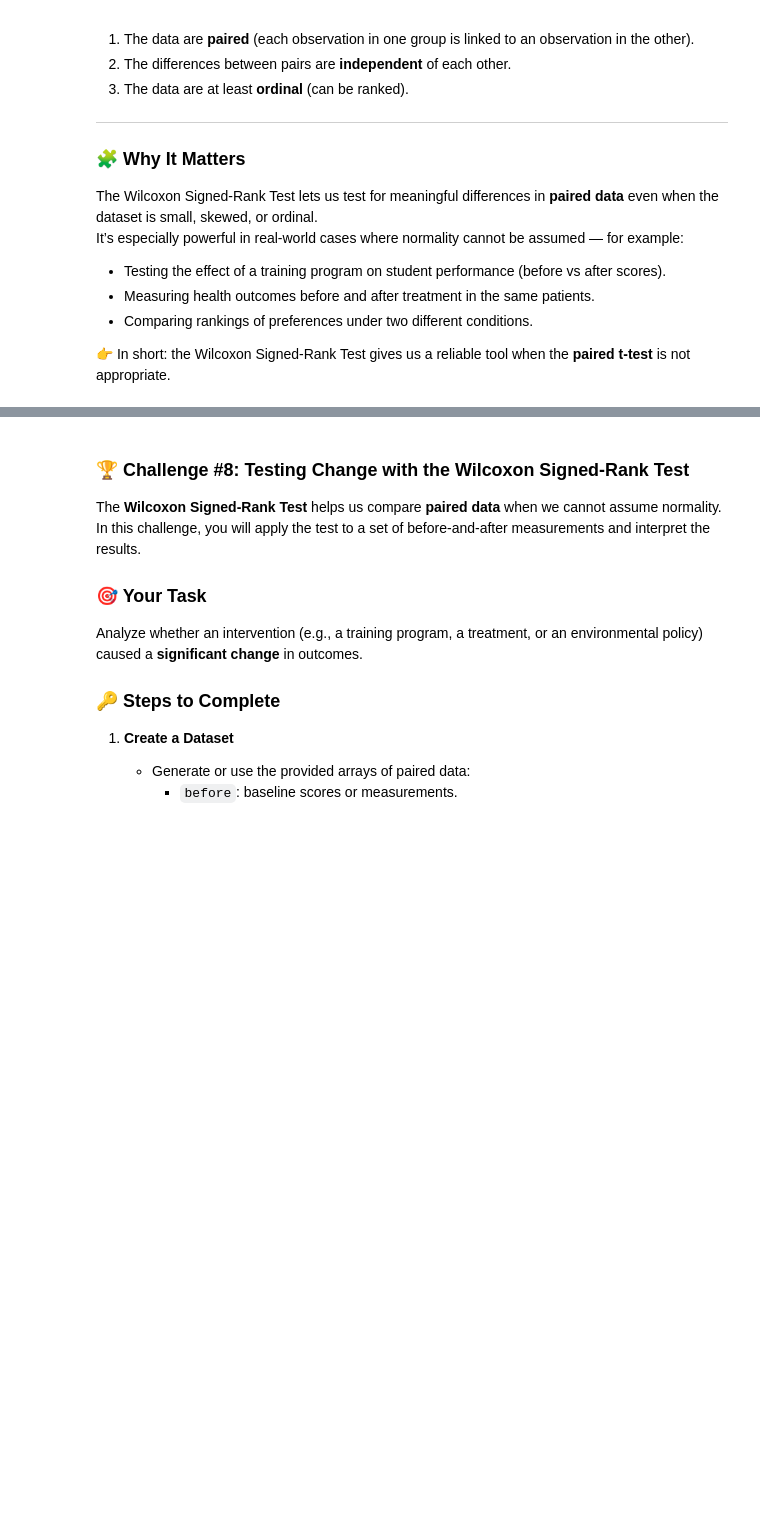
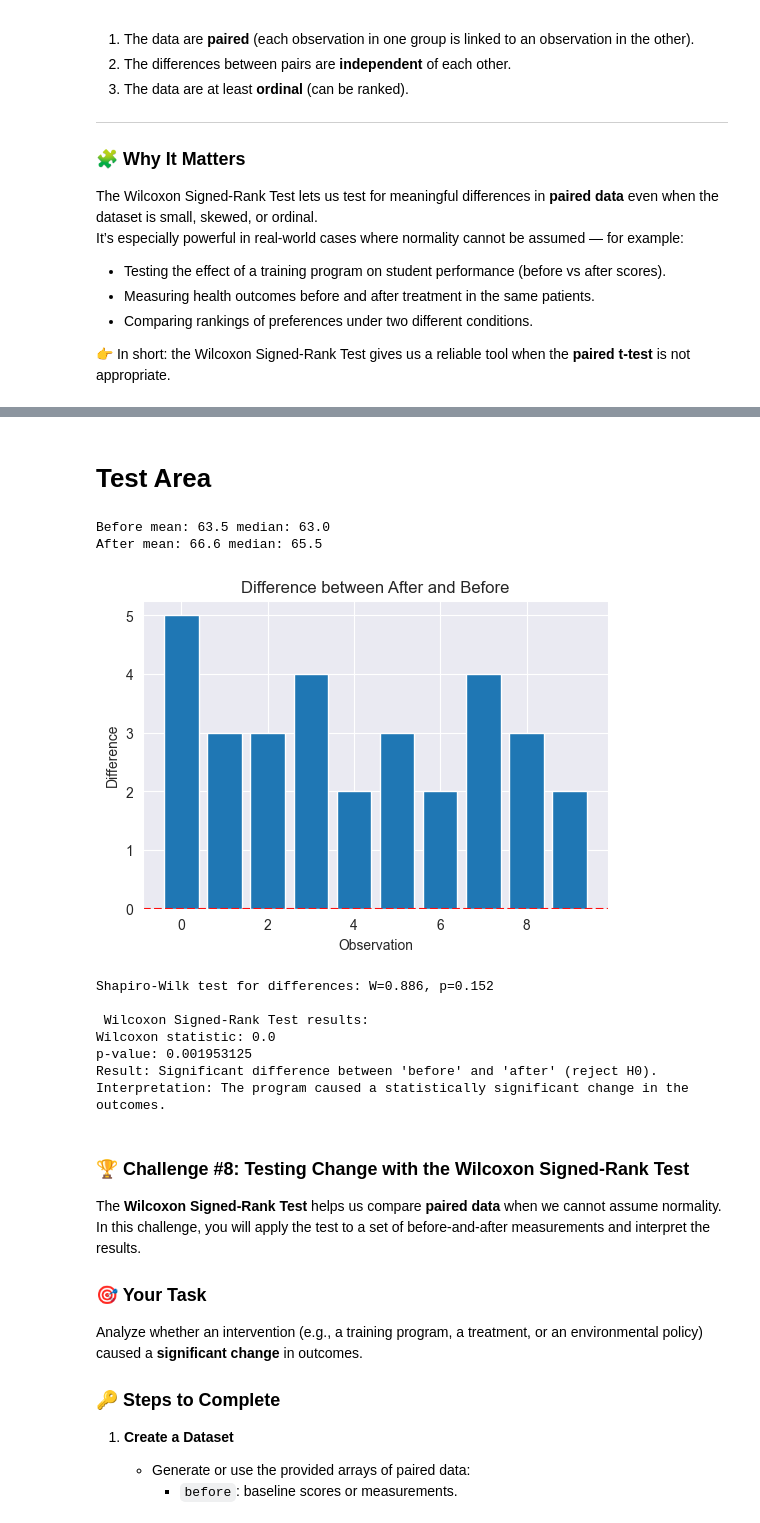
Before and after one commit to JariusBedward-8841640/Problem_Analysis_Workshop2_Inference, a Jupyter notebook: IntroToInference_Workshop.ipynb, the cells around one changed output, grey strips where cells are left out. Drawn from its saved outputs; the diff is of its cells as text; code cells hidden in the pictures; blank space fills up the shorter version.

```diff
--- a/IntroToInference_Workshop.ipynb
+++ b/IntroToInference_Workshop.ipynb
@@ -2162,3 +2185,58 @@ else:
+# %% [markdown]
+# Test Area
+# %%
+import numpy as np
+from scipy.stats import wilcoxon
+import matplotlib.pyplot as plt
+from scipy.stats import shapiro
+
+# Example: Before-and-after test scores for the same group of students
+before = np.array([55, 60, 62, 70, 68, 72, 65, 58, 61, 64])
+after  = np.array([60, 63, 65, 74, 70, 75, 67, 62, 64, 66])
+
+# Summary of Statistics
+print("Before mean:", np.mean(before), "median:", np.median(before))
+print("After mean:", np.mean(after), "median:", np.median(after))
+
+# Plot the differences
+differences = after - before
+plt.figure(figsize=(6,4))
+plt.bar(range(len(differences)), differences)
+plt.axhline(0, color='red', linestyle='--')
+plt.title("Difference between After and Before")
+plt.ylabel("Difference")
+plt.xlabel("Observation")
+plt.show()
+
+# Optional: Check normality using shapiro-wilk
+stat, p_normality = shapiro(differences)
+print(f"Shapiro-Wilk test for differences: W={stat:.3f}, p={p_normality:.3f}")
+
+# Run the Wilcoxon Signed-Rank Test
+stat, p_val = wilcoxon(before, after)
+
+print("\n Wilcoxon Signed-Rank Test results:")
+print("Wilcoxon statistic:", stat)
+print("p-value:", p_val)
+
+# Interpretation
+if p_val < 0.05:
+    print("Result: Significant difference between 'before' and 'after' (reject H0).")
+    print("Interpretation: The program caused a statistically significant change in the outcomes.")
+else:
+    print("Result: No significant difference detected (fail to reject H0).")
+    print("Interpretation: There isn't strong statistical evidence that the program changed outcomes.")
+# %% [output]
+Before mean: 63.5 median: 63.0
+After mean: 66.6 median: 65.5
+[figure, added]
+Shapiro-Wilk test for differences: W=0.886, p=0.152
+
+ Wilcoxon Signed-Rank Test results:
+Wilcoxon statistic: 0.0
+p-value: 0.001953125
+Result: Significant difference between 'before' and 'after' (reject H0).
+Interpretation: The program caused a statistically significant change in the outcomes.
 # %% [markdown]
 ### 🏆 Challenge #8: Testing Change with the Wilcoxon Signed-Rank Test
 
```
Also changed, not shown: parts of 2 cells of this notebook.
